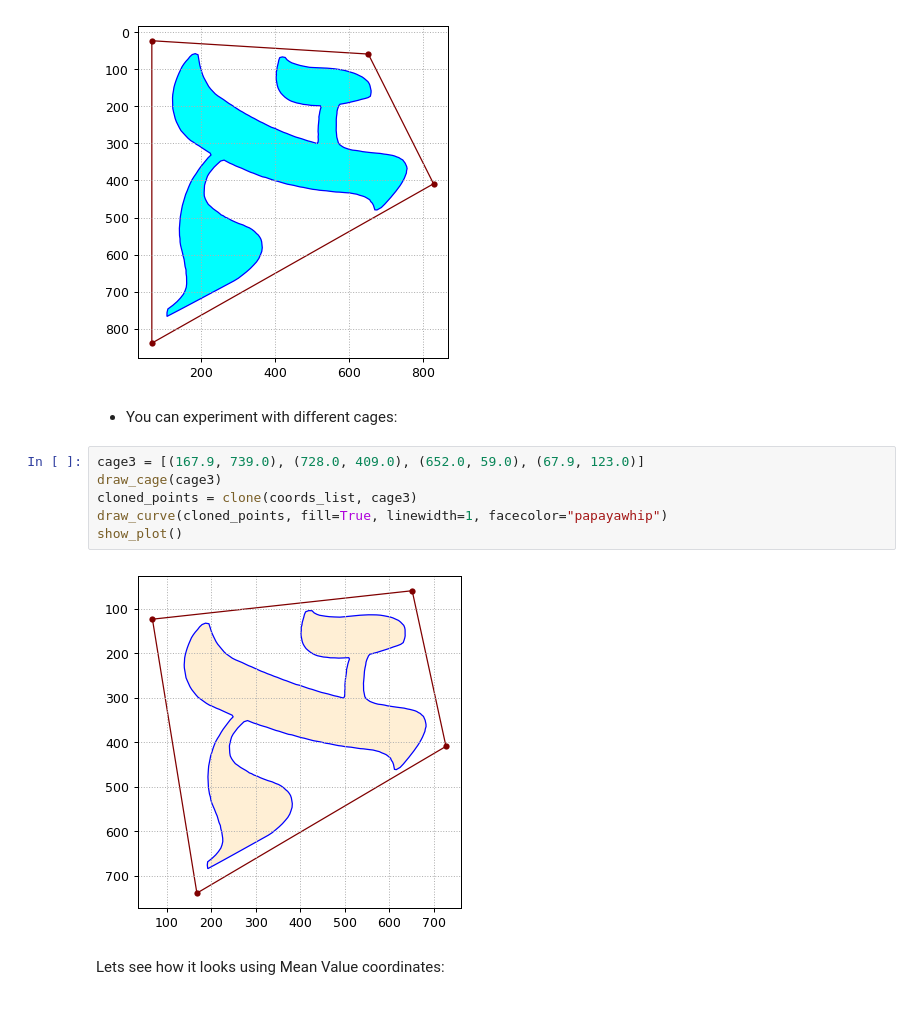
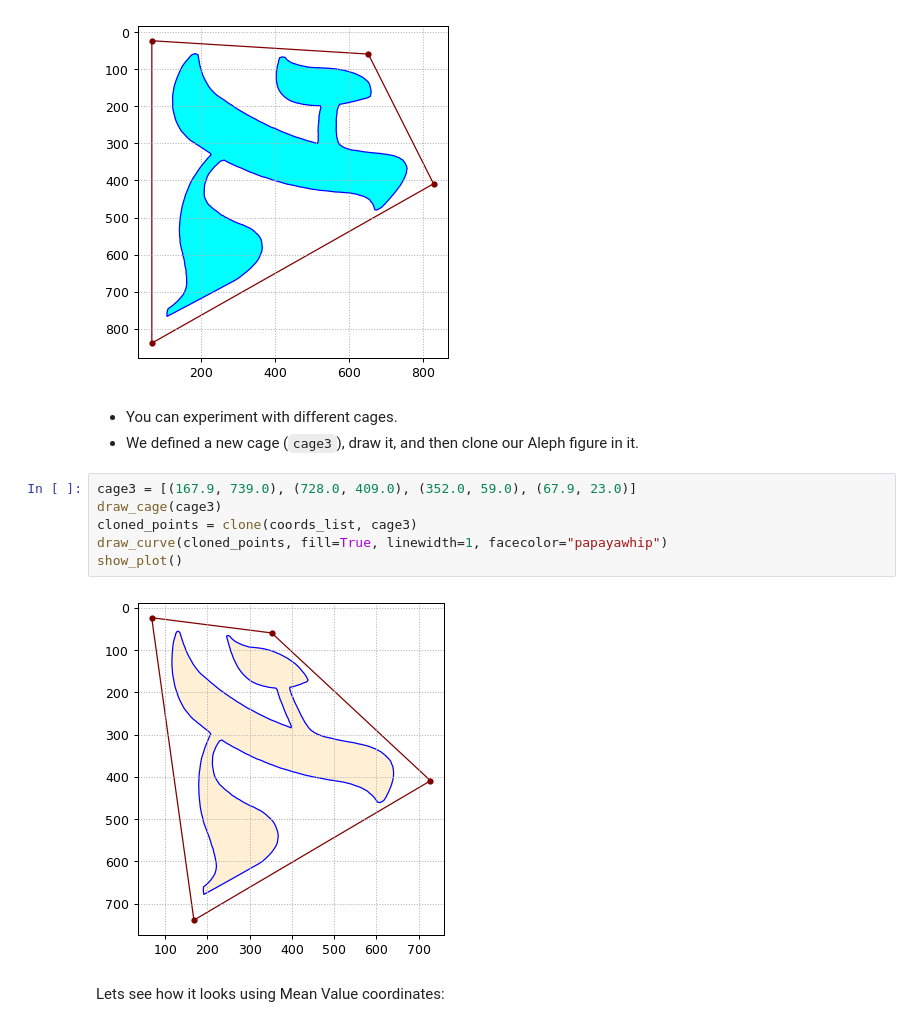
Before and after one commit to samyzaf/notebooks, a Jupyter notebook: harmonic_fonts.ipynb, the cells around one changed output. Drawn from its saved outputs; the diff is of its cells as text.

```diff
--- a/harmonic_fonts.ipynb
+++ b/harmonic_fonts.ipynb
@@ -82,15 +82,17 @@ show_plot()
 # %% [output]
 [figure]
 # %% [markdown]
-* You can experiment with different cages:
+* You can experiment with different cages.
+* We defined a new cage (`cage3`), draw it, and then
+  clone our Aleph figure in it.
 # %%
-cage3 = [(167.9, 739.0), (728.0, 409.0), (652.0, 59.0), (67.9, 123.0)]
+cage3 = [(167.9, 739.0), (728.0, 409.0), (352.0, 59.0), (67.9, 23.0)]
 draw_cage(cage3)
 cloned_points = clone(coords_list, cage3)
 draw_curve(cloned_points, fill=True, linewidth=1, facecolor="papayawhip")
 show_plot()
 # %% [output]
-[figure, old version]
+[figure, new version]
 # %% [markdown]
 Lets see how it looks using Mean Value coordinates:
 # %%
```
Also changed, not shown: parts of 2 cells of this notebook.
